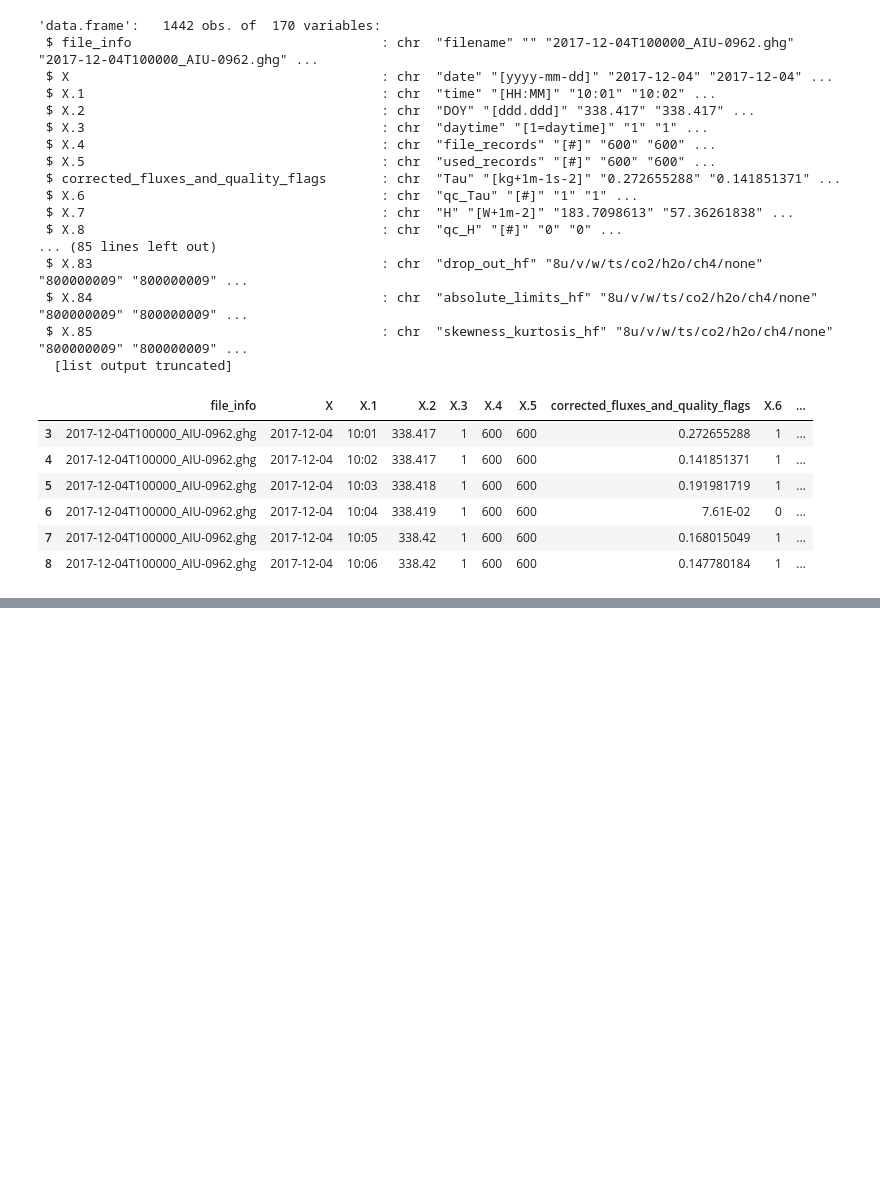
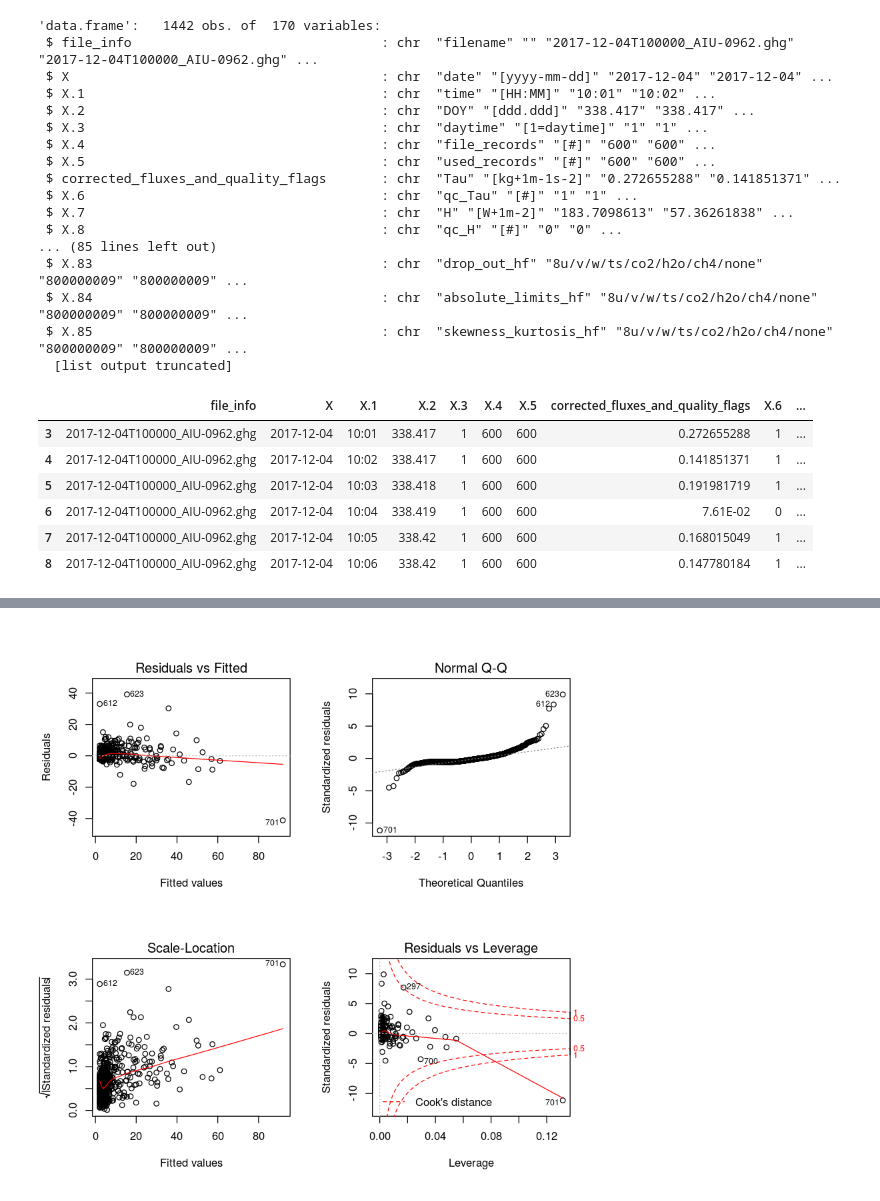
Before and after one commit to carloslizarragac/Metano, a Jupyter notebook: WindRose-Metano-TimeResol.ipynb, the cells around one changed output, grey strips where cells are left out. Saved outputs shown, nothing was run; the diff lists cells and outputs as text; code cells hidden in the pictures; blank space fills up the shorter version.

```diff
--- a/WindRose-Metano-TimeResol.ipynb
+++ b/WindRose-Metano-TimeResol.ipynb
@@ -720,0 +268,3 @@ p2
+# %%
+m1<-lm(co2_flux~ch4_flux,data=df_corral_period)
+summary(m1)
@@ -721,2 +310,7 @@ p2
+# %%
+par(mfrow=c(2,2))
+plot(m1)
+# %% [output]
+[figure, added]
 # %%
 install.packages('oce', repos='http://cran.us.r-project.org')
```
Also changed, not shown: parts of 39 cells of this notebook, 8 other files.
